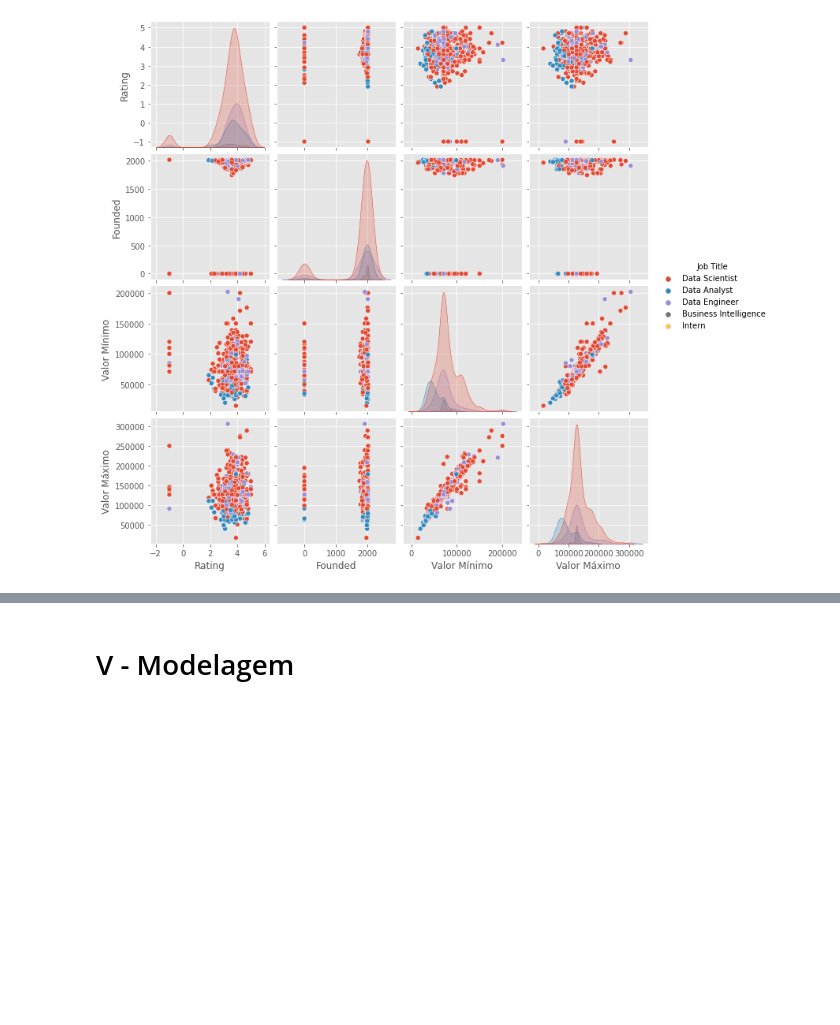
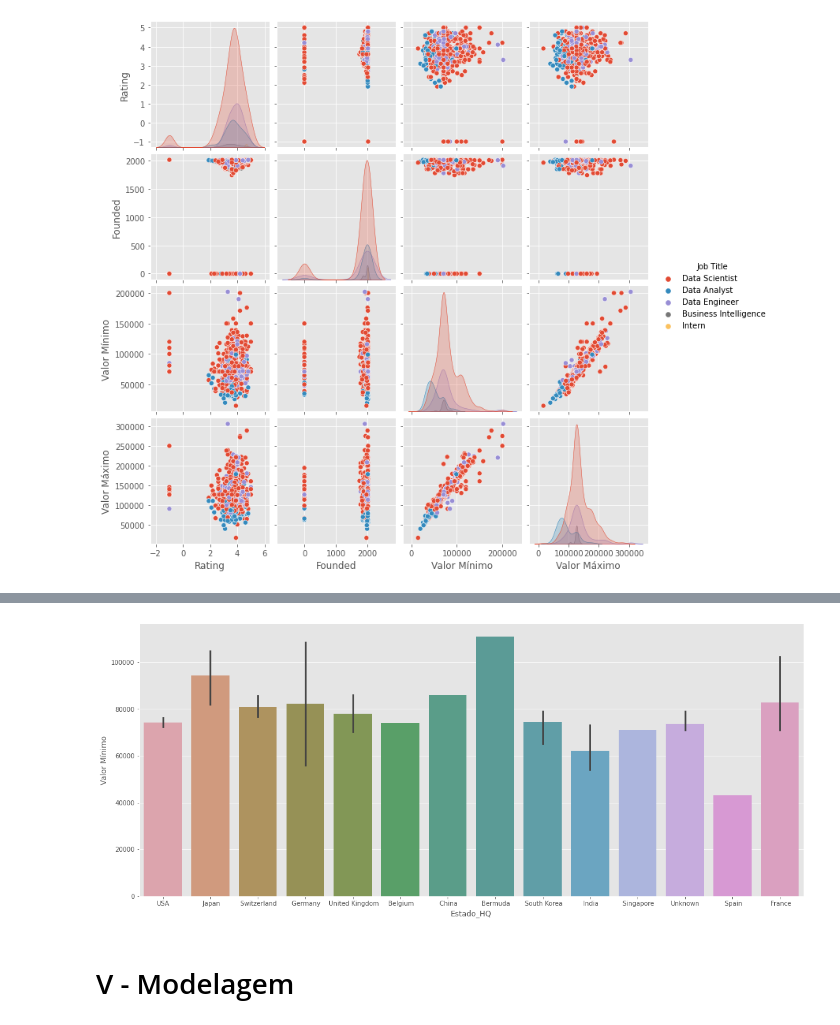
Before and after one commit to JoaoDaross/ProjetoFinalAwari, a Jupyter notebook: ProjetoFinalAwari.ipynb, the cells around one changed output, grey strips where cells are left out. Drawn from its saved outputs; the diff is of its cells as text; code cells hidden in the pictures; blank space fills up the shorter version.

```diff
--- a/ProjetoFinalAwari.ipynb
+++ b/ProjetoFinalAwari.ipynb
@@ -343,3 +418,8 @@ sns.pairplot(df, hue='Job Title')
+# %%
+plt.figure(figsize=(19, 8))
+ax = sns.barplot(x="Estado_HQ", y="Valor Mínimo", data=df, saturation=.5)
+# %% [output]
+[figure, added]
 # %% [markdown]
 # V - Modelagem
 # %% [markdown]
```
Also changed, not shown: parts of 15 cells of this notebook.
